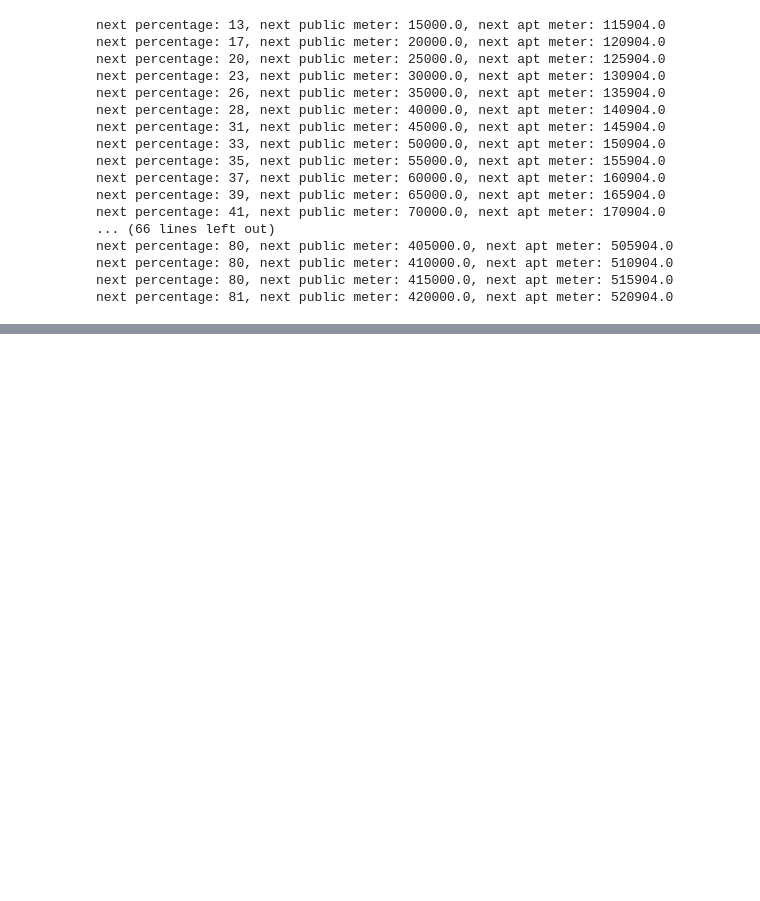
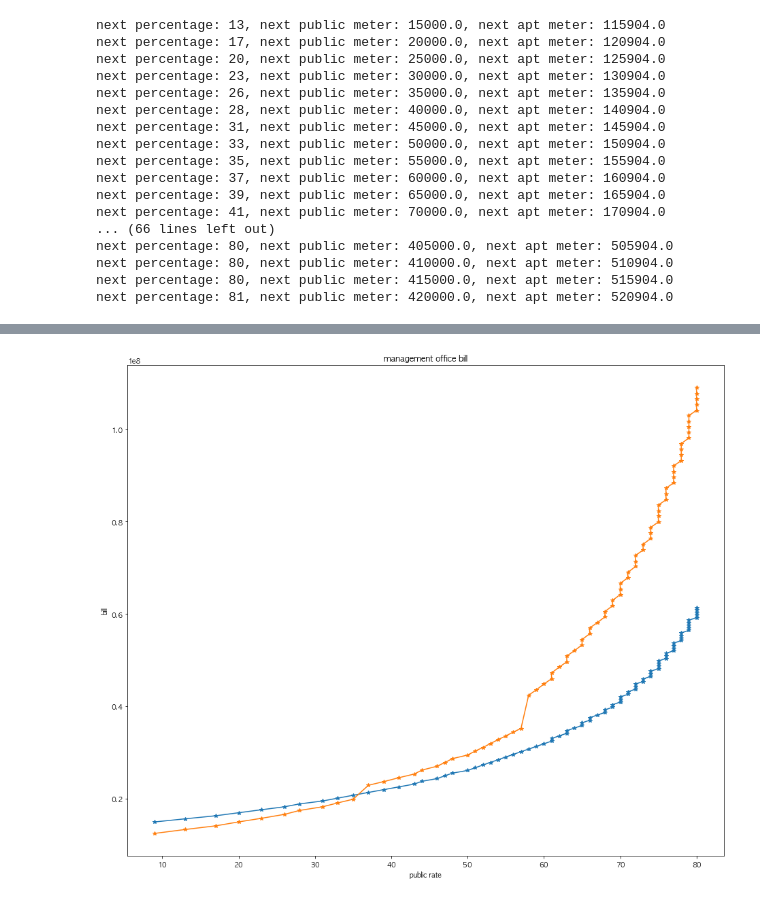
Before and after one commit to formegusto/rate-contract-proto, a Jupyter notebook: Household DPP.ipynb, the cells around one changed output, grey strips where cells are left out. Cells and saved outputs as stored; diff of their text form; code cells hidden in the pictures; blank space fills up the shorter version.

```diff
--- a/Household DPP.ipynb
+++ b/Household DPP.ipynb
@@ -340,0 +329,16 @@ mgmt_office
+# %%
+import matplotlib.pyplot as plt
+
+plt.rcParams['figure.figsize'] = 15.7, 13.27
+plt.rcParams['font.family'] = 'AppleGothic'
+# %%
+plt.plot(mgmt_office['PUBLIC PERCENTAGE'].values,
+        mgmt_office['종합계약 청구서'].values, marker="*")
+plt.plot(mgmt_office['PUBLIC PERCENTAGE'].values,
+        mgmt_office['단일계약 청구서'].values, marker="*")
+plt.title("management office bill")
+plt.xlabel("public rate")
+plt.ylabel("bill")
+plt.show()
+# %% [output]
+[figure, added]
```
Also changed, not shown: parts of 8 cells of this notebook, 2 other files.
